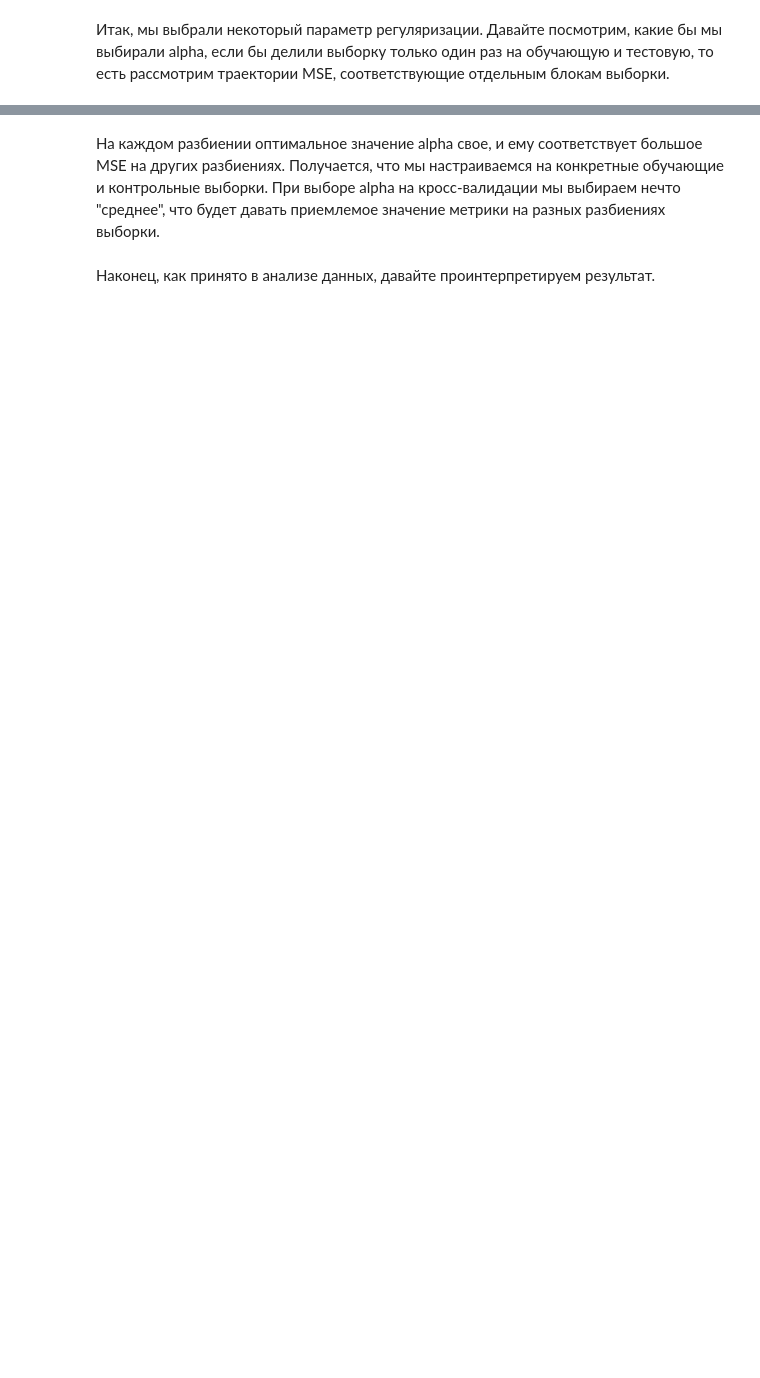
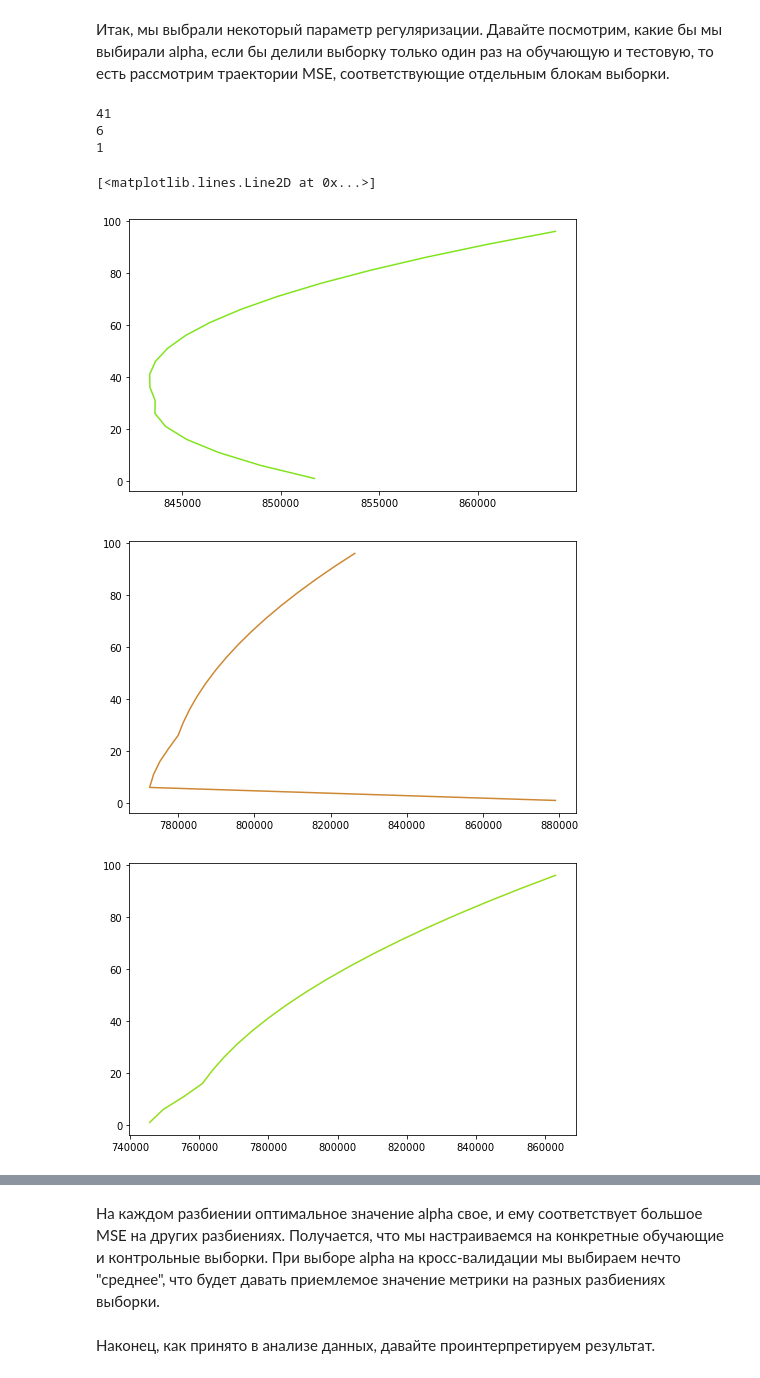
Before and after one commit to diman4ik/YandexML, a Jupyter notebook: Learning with teacher/week2/OverfittingTask.ipynb, the cells around one changed output, grey strips where cells are left out. Cells and saved outputs as stored; diff of their text form; code cells hidden in the pictures; blank space fills up the shorter version.

```diff
--- a/Learning with teacher/week2/OverfittingTask.ipynb
+++ b/Learning with teacher/week2/OverfittingTask.ipynb
@@ -278,0 +303,24 @@ alphas = np.arange(1, 100, 5)
+# %%
+# Код 3.3 (1 балл)
+# Выведите значения alpha, соответствующие минимумам MSE на каждом разбиении (то есть по столбцам).
+# На трех отдельных графиках визуализируйте столбцы .mse_path_
+print lasso_cv.alphas_[np.argmin(lasso_cv.mse_path_[:,0])]
+print lasso_cv.alphas_[np.argmin(lasso_cv.mse_path_[:,1])]
+print lasso_cv.alphas_[np.argmin(lasso_cv.mse_path_[:,2])]
+
+plt.figure(figsize=(8, 5))
+plt.plot(lasso_cv.mse_path_[:,0], lasso_cv.alphas_, color=np.random.rand(3))
+
+plt.figure(figsize=(8, 5))
+plt.plot(lasso_cv.mse_path_[:,1], lasso_cv.alphas_, color=np.random.rand(3))
+
+plt.figure(figsize=(8, 5))
+plt.plot(lasso_cv.mse_path_[:,2], lasso_cv.alphas_, color=np.random.rand(3))
+# %% [output]
+41
+6
+1
+[<matplotlib.lines.Line2D at 0x...>]
+[figure, added]
+[figure, added]
+[figure, added]
```
Also changed, not shown: parts of 14 cells of this notebook.
